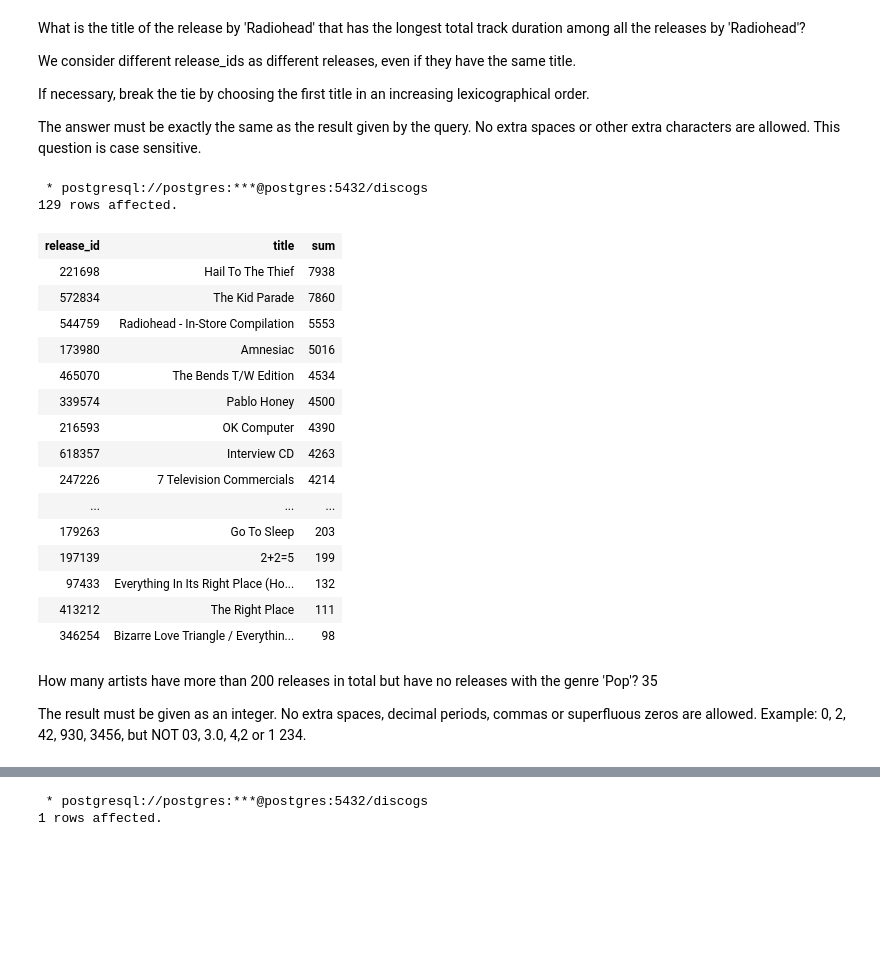
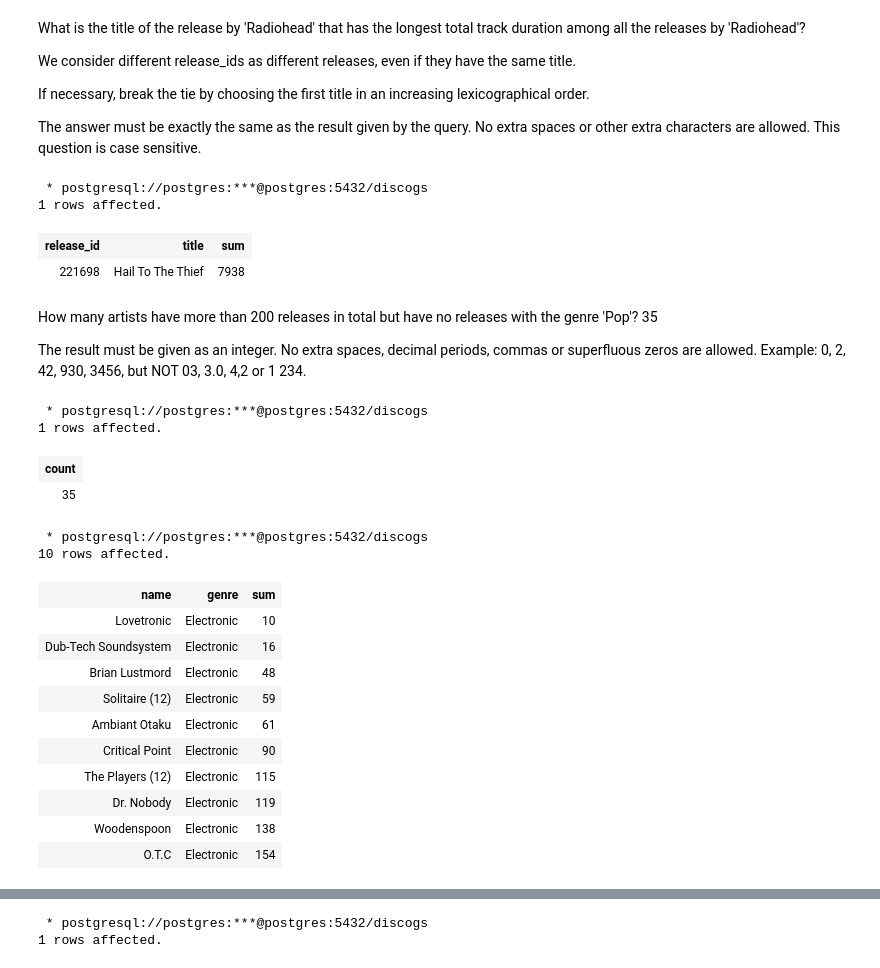
Before and after one commit to gsaltintas/bigdata-exercises, a Jupyter notebook: Big_Data/exercise01/Exercise01_SQL_Brush_Up.ipynb, the cells around one changed output, grey strips where cells are left out. Drawn from its saved outputs; the diff is of its cells as text; code cells hidden in the pictures; blank space fills up the shorter version.

```diff
--- a/Big_Data/exercise01/Exercise01_SQL_Brush_Up.ipynb
+++ b/Big_Data/exercise01/Exercise01_SQL_Brush_Up.ipynb
@@ -58,36 +58,78 @@ The answer must be exactly the same as the result given by the query. No extra s
 # %%
 %%sql
 SELECT r.release_id, r.title, SUM(t.duration)
 --SELECT *
 FROM releases r
 JOIN released_by USING(release_id)
 JOIN artists USING(artist_id)
 JOIN tracks t USING(release_id)
 WHERE artists.name='Radiohead'
 GROUP BY r.release_id
 ORDER BY SUM(t.duration) DESC
+LIMIT 1
 ;
 # %% [output]
  * postgresql://postgres:***@postgres:5432/discogs
-129 rows affected.
+1 rows affected.
 | release_id | title | sum |
 | 221698 | Hail To The Thief | 7938 |
-| 572834 | The Kid Parade | 7860 |
-| 544759 | Radiohead - In-Store Compilation | 5553 |
-| 173980 | Amnesiac | 5016 |
-| 465070 | The Bends T/W Edition | 4534 |
-| 339574 | Pablo Honey | 4500 |
-| 216593 | OK Computer | 4390 |
-| 618357 | Interview CD | 4263 |
-| 247226 | 7 Television Commercials | 4214 |
-| ... | ... | ... |
-| 179263 | Go To Sleep | 203 |
-| 197139 | 2+2=5 | 199 |
-| 97433 | Everything In Its Right Place (Ho... | 132 |
-| 413212 | The Right Place | 111 |
-| 346254 | Bizarre Love Triangle / Everythin... | 98 |
 # %% [markdown]
 How many artists have more than 200 releases in total but have no releases with the genre 'Pop'?
 35
 
 The result must be given as an integer. No extra spaces, decimal periods, commas or superfluous zeros are allowed. Example: 0, 2, 42, 930, 3456, but NOT 03, 3.0, 4,2 or 1 234.
+# %%
+%%sql
+-- solution using not exists as in the solution
+select count(*)
+from artists
+where artists.artist_id in (
+    select a1.artist_id
+    from artists a1
+    join released_by using(artist_id)
+    join releases using(release_id)
+    group by a1.artist_id
+    having count(*) > 200
+) and not exists (
+    select a2.artist_id
+    from artists a2
+    join released_by using(artist_id)
+    join releases using(release_id)
+    where releases.genre = 'Pop'
+    and artists.artist_id = a2.artist_id
+)
+# %% [output]
+ * postgresql://postgres:***@postgres:5432/discogs
+1 rows affected.
+| count |
+| 35 |
+# %%
+%%sql
+with artists_wo_pop as (
+    SELECT artist_id
+    FROM artists
+    JOIN released_by USING(artist_id)
+    JOIN releases USING(release_id)
+    WHERE
+
+SELECT artists.name, releases.genre, SUM(release_id)
+FROM artists
+JOIN released_by USING(artist_id)
+JOIN releases USING(release_id)
+GROUP BY artist_id, releases.genre
+ORDER BY SUM(release_id) asc
+LIMIT 10;
+# %% [output]
+ * postgresql://postgres:***@postgres:5432/discogs
+10 rows affected.
+| name | genre | sum |
+| Lovetronic | Electronic | 10 |
+| Dub-Tech Soundsystem | Electronic | 16 |
+| Brian Lustmord | Electronic | 48 |
+| Solitaire (12) | Electronic | 59 |
+| Ambiant Otaku | Electronic | 61 |
+| Critical Point | Electronic | 90 |
+| The Players (12) | Electronic | 115 |
+| Dr. Nobody | Electronic | 119 |
+| Woodenspoon | Electronic | 138 |
+| O.T.C | Electronic | 154 |
```
Also changed, not shown: parts of 11 cells of this notebook, 2 other files.
